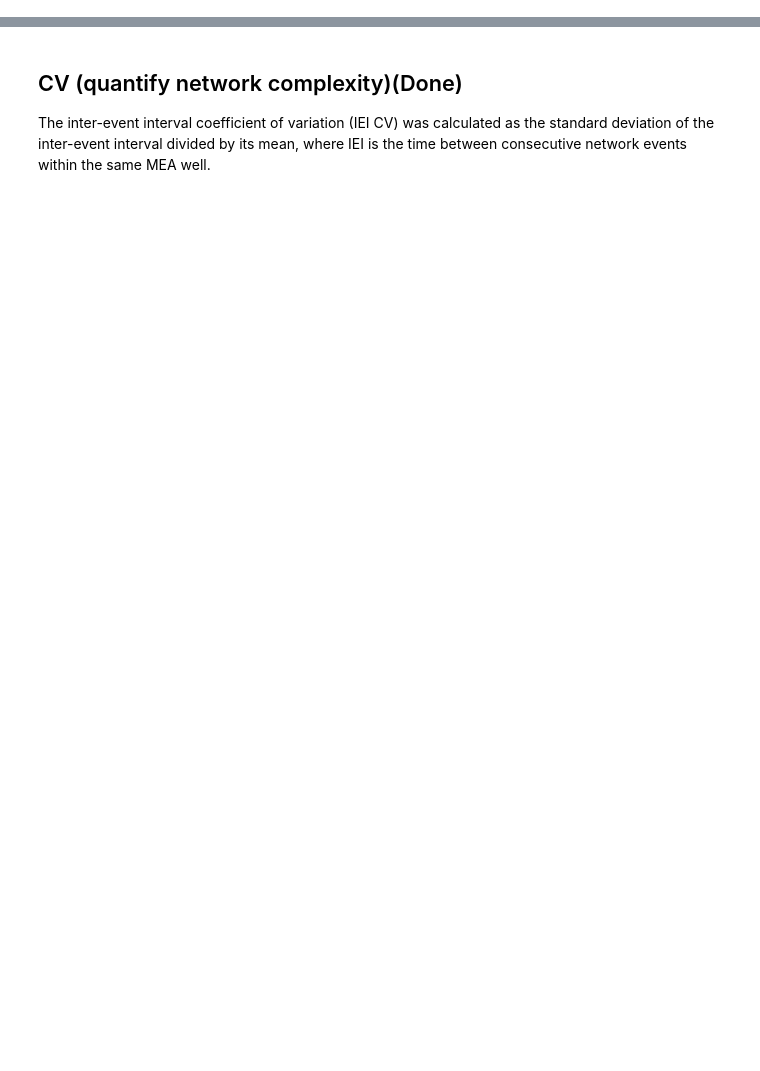
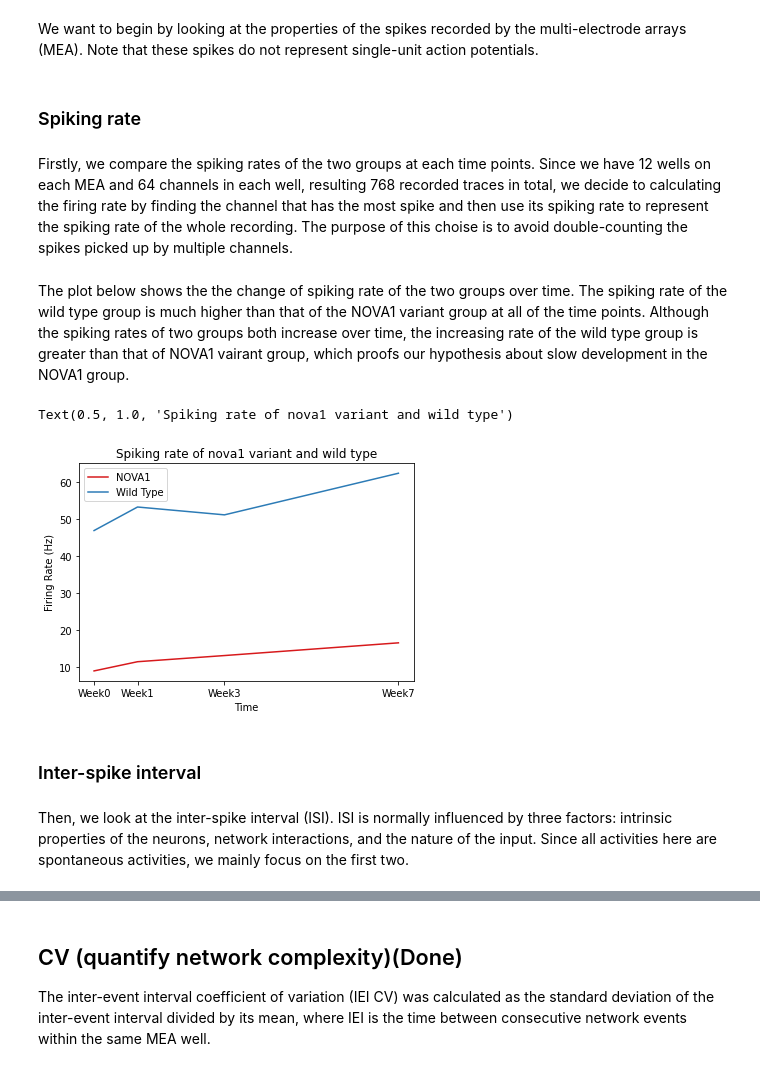
Before and after one commit to xuanyuw/NOVA1_variation_LFP, a Jupyter notebook: analyze_LFP.ipynb, the cells around one changed output, grey strips where cells are left out. Cells and saved outputs as stored; diff of their text form; code cells hidden in the pictures; blank space fills up the shorter version.

```diff
--- a/analyze_LFP.ipynb
+++ b/analyze_LFP.ipynb
@@ -115,0 +98,37 @@ wild mean = 742.263161, std = 9850.596661
+# %% [markdown]
+We want to begin by looking at the properties of the spikes recorded by the  multi-electrode arrays (MEA). Note that these spikes do not represent single-unit action potentials.
+# %% [markdown]
+### Spiking rate
+# %% [markdown]
+Firstly, we compare the spiking rates of the two groups at each time points. Since we have 12 wells on each MEA and 64 channels in each well, resulting 768 recorded traces in total, we decide to calculating the firing rate by finding the channel that has the most spike and then use its spiking rate to represent the spiking rate of the whole recording. The purpose of this choise is to avoid double-counting the spikes picked up by multiple channels.
+# %%
+def calc_spk_rate(file):
+  """
+  calculate the spiking rate of signals recorded for all the wells and channels of one recording file.
+  file: file loaded by h5py
+  return: spiking rate
+  """
+  total_spks = np.array(file['spike_cnt']).max()
+  total_time = max(file['t_s'][0])
+  return total_spks/total_time
+
+sr_nova = [calc_spk_rate(file) for file in nova_files]
+sr_ctc = [calc_spk_rate(file) for file in ctc_files]
+# %% [markdown]
+The plot below shows the the change of spiking rate of the two groups over time. The spiking rate of the wild type group is much higher than that of the NOVA1 variant group at all of the time points. Although the spiking rates of two groups both increase over time, the increasing rate of the wild type group is greater than that of NOVA1 vairant group, which proofs our hypothesis about slow development in the NOVA1 group.
+# %%
+# plot the spiking rate for two groups
+plt.plot([1, 2, 4, 8], sr_nova, c='#D7191C', label='NOVA1')
+plt.plot([1, 2, 4, 8], sr_ctc, c='#2C7BB6', label='Wild Type')
+plt.xticks(labels=['Week0','Week1','Week3','Week7'], ticks=[1, 2, 4, 8])
+plt.ylabel('Firing Rate (Hz)')
+plt.xlabel('Time')
+plt.legend(loc='best')
+plt.title('Spiking rate of nova1 variant and wild type')
+# %% [output]
+Text(0.5, 1.0, 'Spiking rate of nova1 variant and wild type')
+[figure, added]
+# %% [markdown]
+### Inter-spike interval
+# %% [markdown]
+Then, we look at the inter-spike interval (ISI). ISI is normally influenced by three factors: intrinsic properties of the neurons, network interactions, and the nature of the input. Since all activities here are spontaneous activities, we mainly focus on the first two.
```
Also changed, not shown: parts of 74 cells of this notebook.
